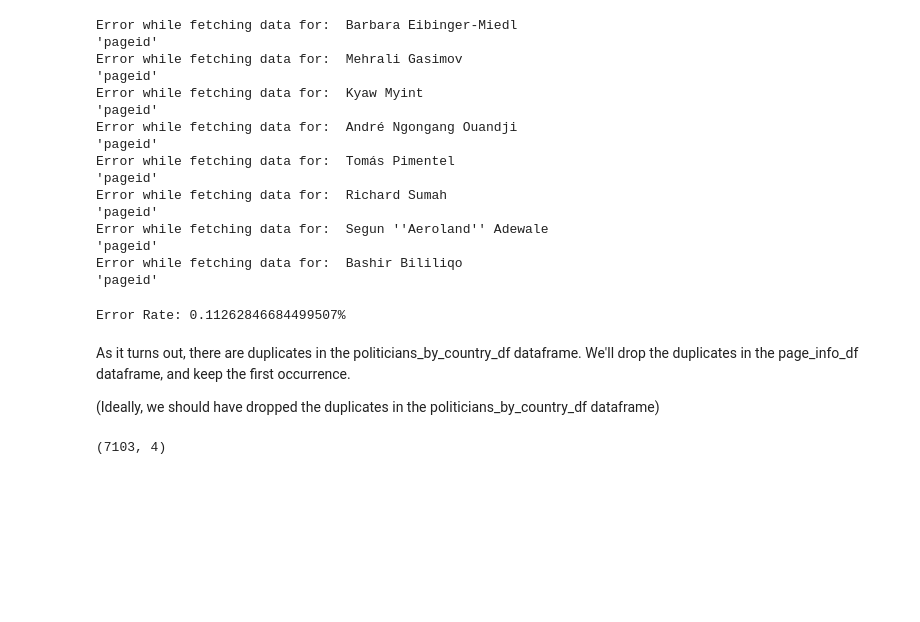
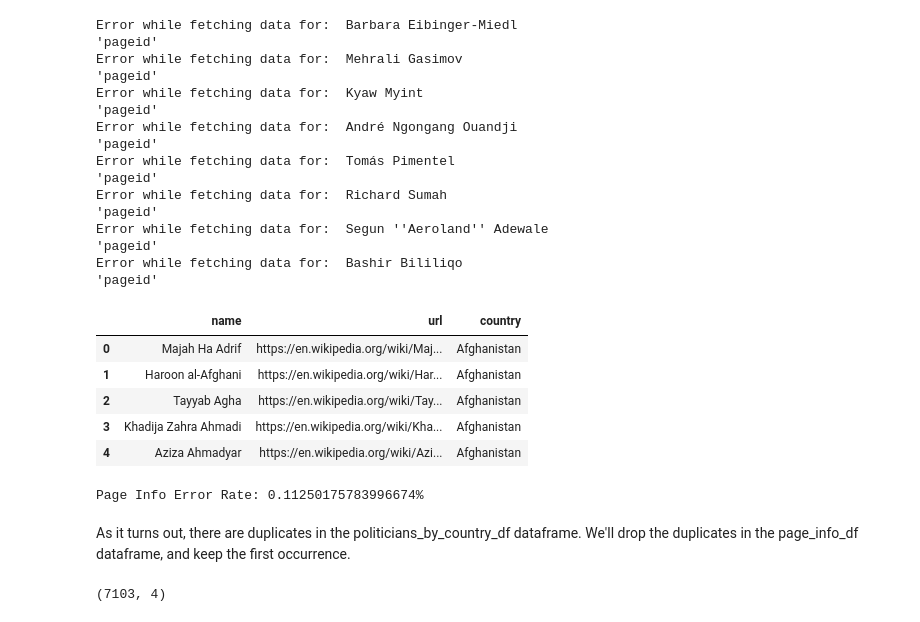
Before and after one commit to himanshunaidu/data512, a Jupyter notebook: data-512-homework_2/wikipedia_politician_bias.ipynb, the cells around one changed output. Saved outputs shown, nothing was run; the diff lists cells and outputs as text; code cells hidden in the pictures; blank space fills up the shorter version.

```diff
--- a/data-512-homework_2/wikipedia_politician_bias.ipynb
+++ b/data-512-homework_2/wikipedia_politician_bias.ipynb
@@ -428,16 +430,26 @@ Error while fetching data for:  Segun ''Aeroland'' Adewale
 'pageid'
 Error while fetching data for:  Bashir Bililiqo
 'pageid'
+# %%
+politicians_by_country_df.head()
+# %% [output]
+|  | name | url | country |
+| 0 | Majah Ha Adrif | https://en.wikipedia.org/wiki/Maj... | Afghanistan |
+| 1 | Haroon al-Afghani | https://en.wikipedia.org/wiki/Har... | Afghanistan |
+| 2 | Tayyab Agha | https://en.wikipedia.org/wiki/Tay... | Afghanistan |
+| 3 | Khadija Zahra Ahmadi | https://en.wikipedia.org/wiki/Kha... | Afghanistan |
+| 4 | Aziza Ahmadyar | https://en.wikipedia.org/wiki/Azi... | Afghanistan |
 # %%
 # Calculate Error Rate
-error_rate = len(error_list) / page_info_df['page_id'].nunique()
-print(f"Error Rate: {error_rate * 100}%")
+TOTAL_POLITICIAN_ARTICLES = politicians_by_country_df['name'].nunique()
+TOTAL_PAGE_INFO_ARTICLES = page_info_df['page_id'].nunique()
+
+page_info_error_rate = 1 - (TOTAL_PAGE_INFO_ARTICLES / TOTAL_POLITICIAN_ARTICLES)
+print(f"Page Info Error Rate: {page_info_error_rate * 100}%")
 # %% [output]
-Error Rate: 0.11262846684499507%
+Page Info Error Rate: 0.11250175783996674%
 # %% [markdown]
 As it turns out, there are duplicates in the politicians_by_country_df dataframe. We'll drop the duplicates in the page_info_df dataframe, and keep the first occurrence.
-
-(Ideally, we should have dropped the duplicates in the politicians_by_country_df dataframe)
 # %%
 page_info_df = page_info_df.drop_duplicates(subset=['page_id'])
 page_info_df.shape
```
Also changed, not shown: parts of 8 cells of this notebook, 2 other files.
